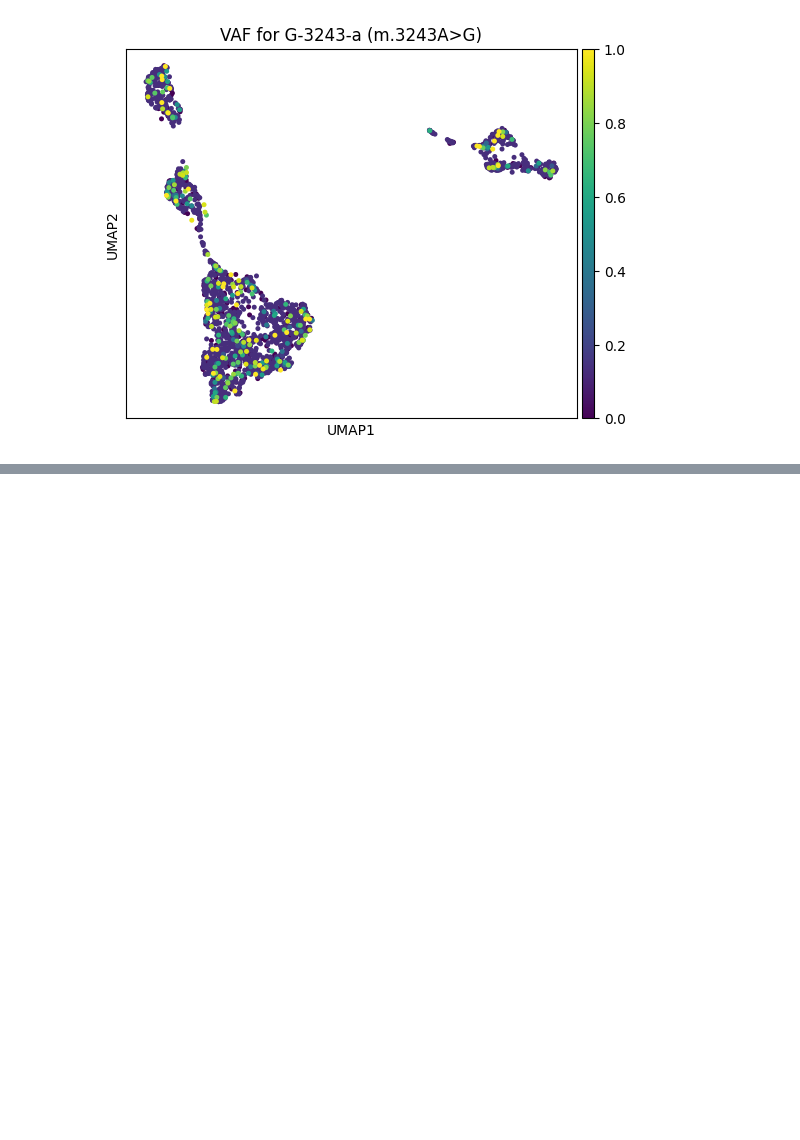
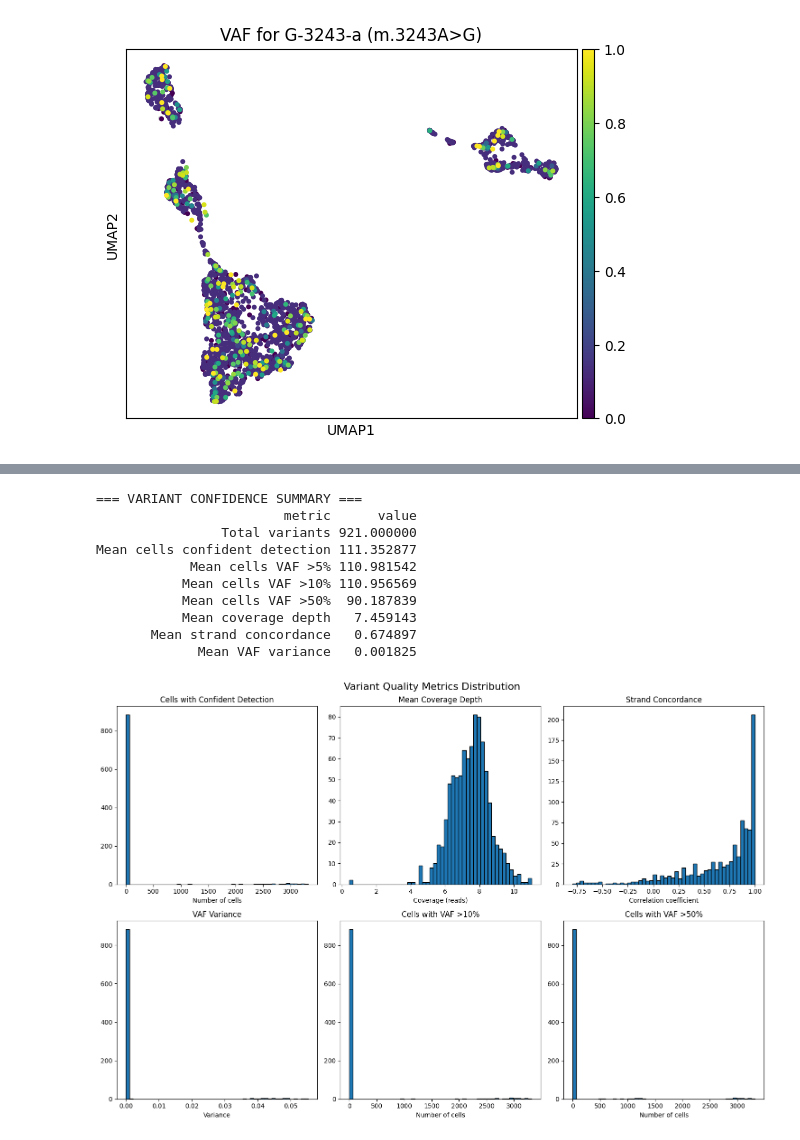
Before and after one commit to lucascortes96/PyMtCall, a Jupyter notebook: examples/PymTCallExample.ipynb, the cells around one changed output, grey strips where cells are left out. Drawn from its saved outputs; the diff is of its cells as text; code cells hidden in the pictures; blank space fills up the shorter version.

Commit message:
Changes applied to variant clalling, example file and added false negative checker for individual variants

```diff
--- a/examples/PymTCallExample.ipynb
+++ b/examples/PymTCallExample.ipynb
@@ -203,7 +209,7 @@ sc.pl.umap(gene_matrix, color=['celltype'], title="Cell Type Annotation")
 ... storing 'celltype' as categorical
 [figure]
 # %%
-mgatk = process_and_integrate_variants("mgatkReference/final", gene_matrix)
+mgatk = process_and_integrate_variants("/Users/lucascortes/Library/CloudStorage/OneDrive-Personal/Documents/Work/Pickett/ATAC-Seq/mgatkReference/final", gene_matrix)
 # %% [output]
 Read coverage file:    pos                cell  coverage
 0  637  GAAGTCTCAGATGGCA-1         2
@@ -312,0 +357,75 @@ else:
+# %%
+# Force reload the module to get the latest changes
+import importlib
+import sys
+import os
+
+# Import and reload the clonotype analysis module
+import Py_mTCall_tools.clonotype_analysis
+importlib.reload(Py_mTCall_tools.clonotype_analysis)
+
+# Now import the confidence summary function directly
+from Py_mTCall_tools.clonotype_analysis import get_variant_confidence_summary
+from Py_mTCall_tools.clonotype_analysis import analyze_clonotypes_from_variants
+
+# Get variant confidence summary to understand data quality
+print("=== VARIANT CONFIDENCE SUMMARY ===")
+confidence_summary = get_variant_confidence_summary(mgatk)
+if confidence_summary is not None:
+    print(confidence_summary.to_string(index=False))
+
+    # Show distribution of key metrics
+    import matplotlib.pyplot as plt
+
+    variant_info = mgatk.uns['variant_info']
+
+    fig, axes = plt.subplots(2, 3, figsize=(15, 10))
+    fig.suptitle('Variant Quality Metrics Distribution', fontsize=16)
+
+    # Plot distributions
+    axes[0,0].hist(variant_info['n_cells_conf_detected'], bins=50, edgecolor='black')
+    axes[0,0].set_title('Cells with Confident Detection')
+    axes[0,0].set_xlabel('Number of cells')
+
+    axes[0,1].hist(variant_info['mean_coverage'], bins=50, edgecolor='black')
+    axes[0,1].set_title('Mean Coverage Depth')
+    axes[0,1].set_xlabel('Coverage (reads)')
+
+    axes[0,2].hist(variant_info['strand_concordance'].dropna(), bins=50, edgecolor='black')
+    axes[0,2].set_title('Strand Concordance')
+    axes[0,2].set_xlabel('Correlation coefficient')
+
+    axes[1,0].hist(variant_info['variance'], bins=50, edgecolor='black')
+    axes[1,0].set_title('VAF Variance')
+    axes[1,0].set_xlabel('Variance')
+
+    axes[1,1].hist(variant_info['n_cells_over_10'], bins=50, edgecolor='black')
+    axes[1,1].set_title('Cells with VAF >10%')
+    axes[1,1].set_xlabel('Number of cells')
+
+    axes[1,2].hist(variant_info['n_cells_over_50'], bins=50, edgecolor='black')
+    axes[1,2].set_title('Cells with VAF >50%')
+    axes[1,2].set_xlabel('Number of cells')
+
+    plt.tight_layout()
+    plt.show()
+
+    print(f"\nRecommendations for confident variant filtering:")
+    print(f"- Consider min_cells >= 10 (you have {(variant_info['n_cells_conf_detected'] >= 10).sum()} variants)")
+    print(f"- Consider min_coverage >= 20x (you have {(variant_info['mean_coverage'] >= 20).sum()} variants)")
+    print(f"- Consider min_strand_concordance >= 0.3 (you have {(variant_info['strand_concordance'] >= 0.3).sum()} variants)")
+    print(f"- Consider max_variance <= 0.1 (you have {(variant_info['variance'] <= 0.1).sum()} variants)")
+else:
+    print("No variant confidence information available")
+# %% [output]
+=== VARIANT CONFIDENCE SUMMARY ===
+                        metric      value
+                Total variants 921.000000
+Mean cells confident detection 111.352877
+            Mean cells VAF >5% 110.981542
+           Mean cells VAF >10% 110.956569
+           Mean cells VAF >50%  90.187839
+           Mean coverage depth   7.459143
+       Mean strand concordance   0.674897
+             Mean VAF variance   0.001825
+[figure, added]
```
Also changed, not shown: parts of 25 cells of this notebook, 8 other files.
